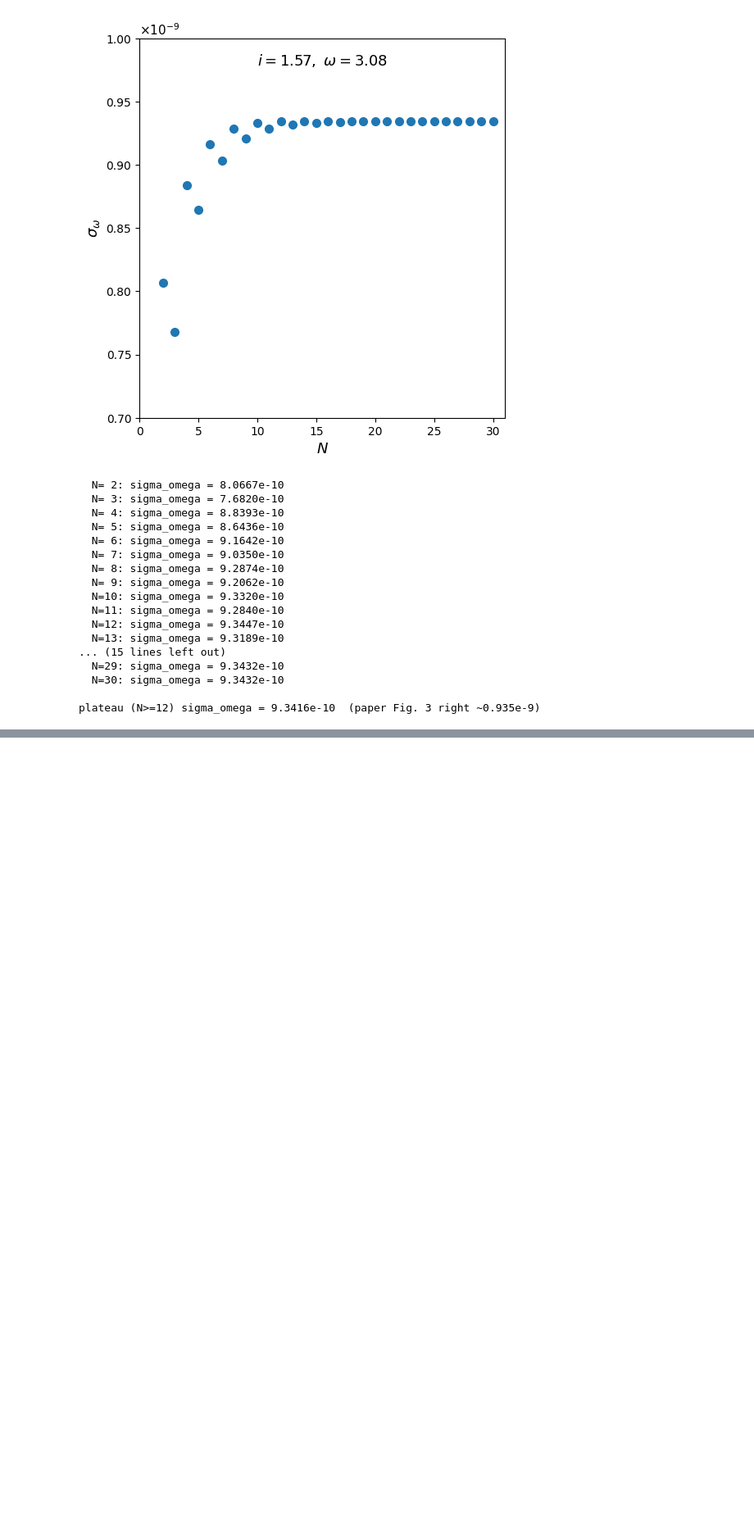
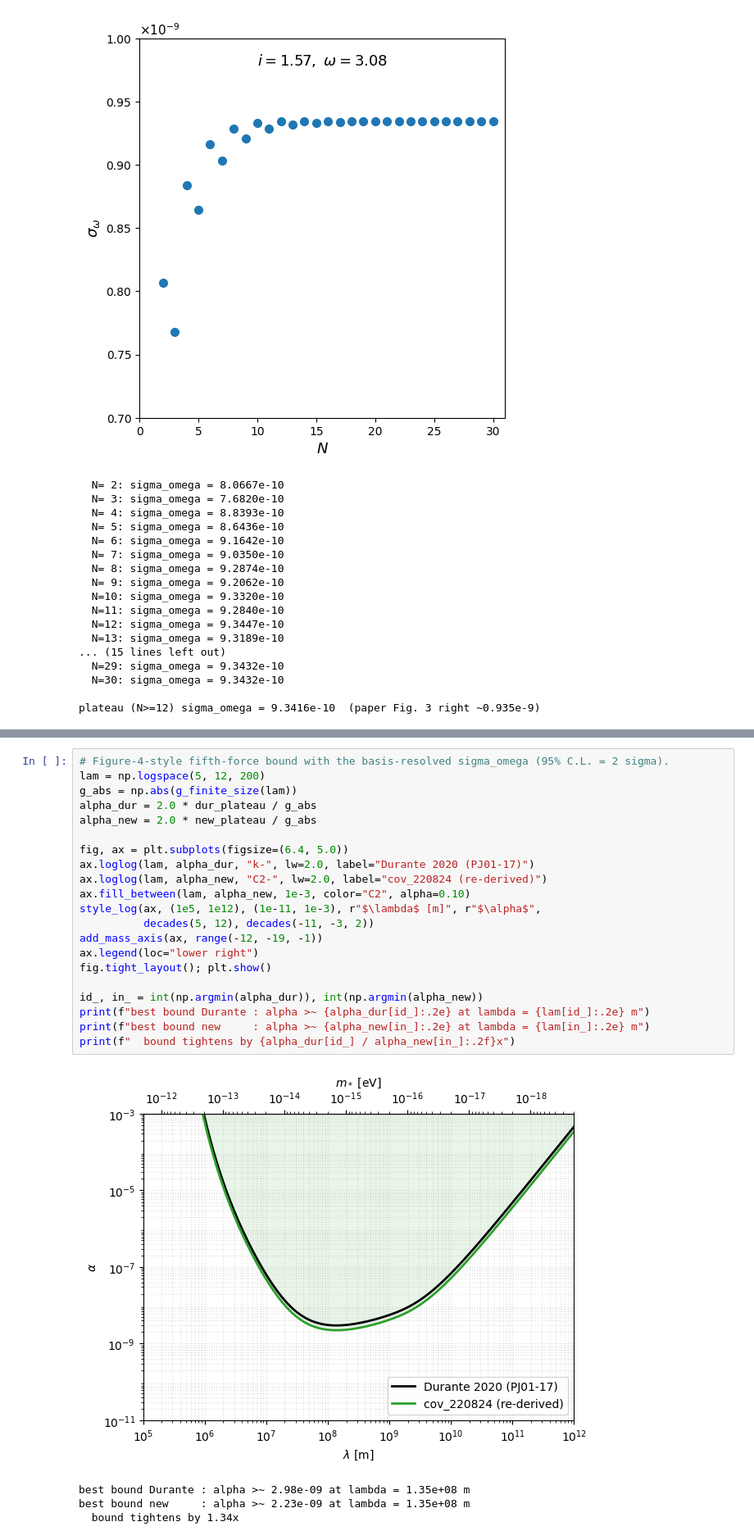
Before and after one commit to eiyer28/junofifthforce, a Jupyter notebook: juno_pipeline_comparison.ipynb, the cells around one changed output, grey strips where cells are left out. Shown at 82% size. Saved outputs shown, nothing was run; the diff lists cells and outputs as text; blank space fills up the shorter version.

```diff
--- a/juno_pipeline_comparison.ipynb
+++ b/juno_pipeline_comparison.ipynb
@@ -595,0 +931,26 @@ plateau (N>=12): old = 9.3416e-10, new = 3.5213e-10, improvement = 2.65x
+# %%
+# Figure-4-style fifth-force bound with the basis-resolved sigma_omega (95% C.L. = 2 sigma).
+lam = np.logspace(5, 12, 200)
+g_abs = np.abs(g_finite_size(lam))
+alpha_dur = 2.0 * dur_plateau / g_abs
+alpha_new = 2.0 * new_plateau / g_abs
+
+fig, ax = plt.subplots(figsize=(6.4, 5.0))
+ax.loglog(lam, alpha_dur, "k-", lw=2.0, label="Durante 2020 (PJ01-17)")
+ax.loglog(lam, alpha_new, "C2-", lw=2.0, label="cov_220824 (re-derived)")
+ax.fill_between(lam, alpha_new, 1e-3, color="C2", alpha=0.10)
+style_log(ax, (1e5, 1e12), (1e-11, 1e-3), r"$\lambda$ [m]", r"$\alpha$",
+          decades(5, 12), decades(-11, -3, 2))
+add_mass_axis(ax, range(-12, -19, -1))
+ax.legend(loc="lower right")
+fig.tight_layout(); plt.show()
+
+id_, in_ = int(np.argmin(alpha_dur)), int(np.argmin(alpha_new))
+print(f"best bound Durante : alpha >~ {alpha_dur[id_]:.2e} at lambda = {lam[id_]:.2e} m")
+print(f"best bound new     : alpha >~ {alpha_new[in_]:.2e} at lambda = {lam[in_]:.2e} m")
+print(f"  bound tightens by {alpha_dur[id_] / alpha_new[in_]:.2f}x")
+# %% [output]
+[figure, added]
+best bound Durante : alpha >~ 2.98e-09 at lambda = 1.35e+08 m
+best bound new     : alpha >~ 2.23e-09 at lambda = 1.35e+08 m
+  bound tightens by 1.34x
```
Also changed, not shown: parts of 28 cells of this notebook, 28 other files.
